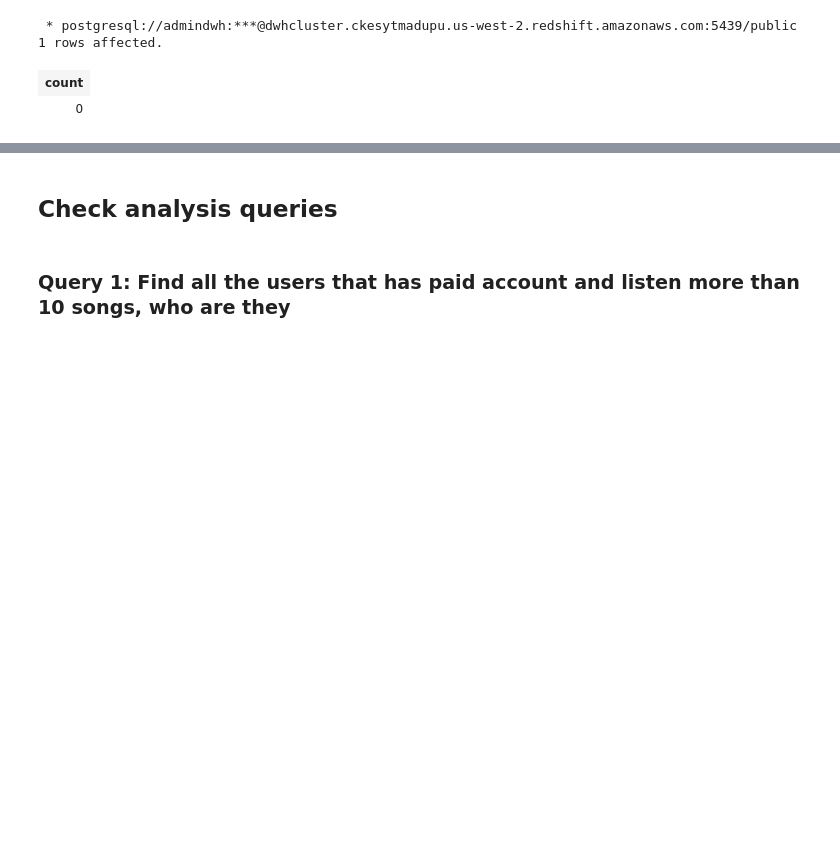
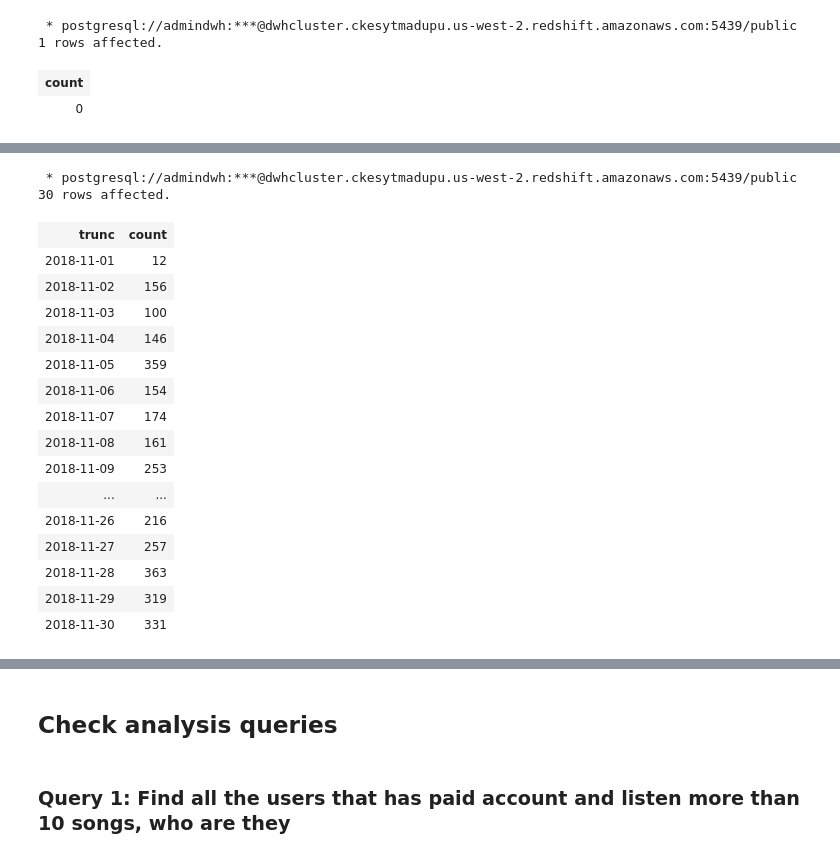
Before and after one commit to BorArt22/project-5-data-pipelines, a Jupyter notebook: datawarehouse/test.ipynb, the cells around one changed output, grey strips where cells are left out. Cells and saved outputs as stored; diff of their text form; code cells hidden in the pictures; blank space fills up the shorter version.

```diff
--- a/datawarehouse/test.ipynb
+++ b/datawarehouse/test.ipynb
@@ -213,0 +204,27 @@ HAVING count(1)>1) a
+# %%
+%%sql
+SELECT trunc(start_time), count(1)
+FROM songplays
+GROUP BY trunc(start_time)
+ORDER BY trunc(start_time)
+LIMIT 30
+;
+# %% [output]
+ * postgresql://admindwh:***@dwhcluster.ckesytmadupu.us-west-2.redshift.amazonaws.com:5439/public
+30 rows affected.
+| trunc | count |
+| 2018-11-01 | 12 |
+| 2018-11-02 | 156 |
+| 2018-11-03 | 100 |
+| 2018-11-04 | 146 |
+| 2018-11-05 | 359 |
+| 2018-11-06 | 154 |
+| 2018-11-07 | 174 |
+| 2018-11-08 | 161 |
+| 2018-11-09 | 253 |
+| ... | ... |
+| 2018-11-26 | 216 |
+| 2018-11-27 | 257 |
+| 2018-11-28 | 363 |
+| 2018-11-29 | 319 |
+| 2018-11-30 | 331 |
```
Also changed, not shown: parts of 23 cells of this notebook, 2 other files.
